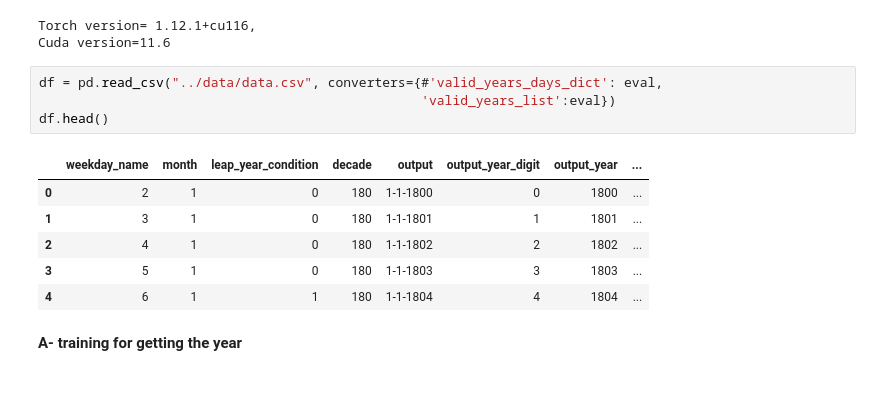
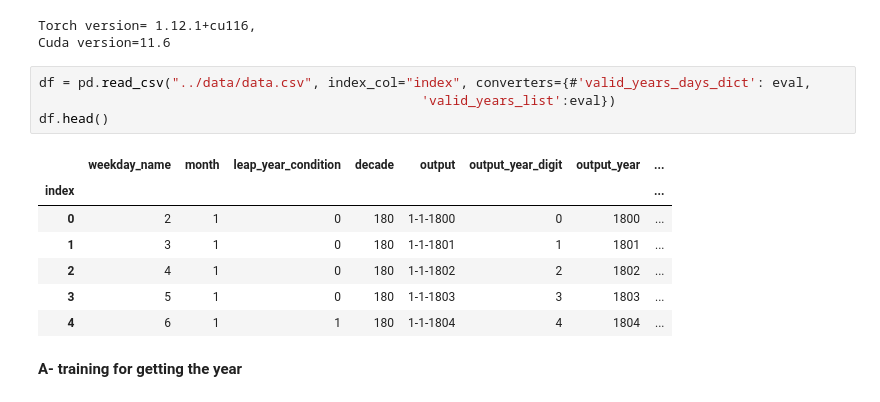
Before and after one commit to salama4ai/Proteinea, a Jupyter notebook: model/training_years.ipynb, the cells around one changed output. Drawn from its saved outputs; the diff is of its cells as text.

```diff
--- a/model/training_years.ipynb
+++ b/model/training_years.ipynb
@@ -16,11 +16,12 @@ print(f"Torch version= {torch.__version__},\nCuda version={torch.version.cuda}")
 Torch version= 1.12.1+cu116,
 Cuda version=11.6
 # %%
-df = pd.read_csv("../data/data.csv", converters={#'valid_years_days_dict': eval,
+df = pd.read_csv("../data/data.csv", index_col="index", converters={#'valid_years_days_dict': eval,
                                                  'valid_years_list':eval})
 df.head()
 # %% [output]
 |  | weekday_name | month | leap_year_condition | decade | output | output_year_digit | output_year | ... |
+| index |  |  |  |  |  |  |  | ... |
 | 0 | 2 | 1 | 0 | 180 | 1-1-1800 | 0 | 1800 | ... |
 | 1 | 3 | 1 | 0 | 180 | 1-1-1801 | 1 | 1801 | ... |
 | 2 | 4 | 1 | 0 | 180 | 1-1-1802 | 2 | 1802 | ... |
```
Also changed, not shown: parts of 11 cells of this notebook, 13 other files.
